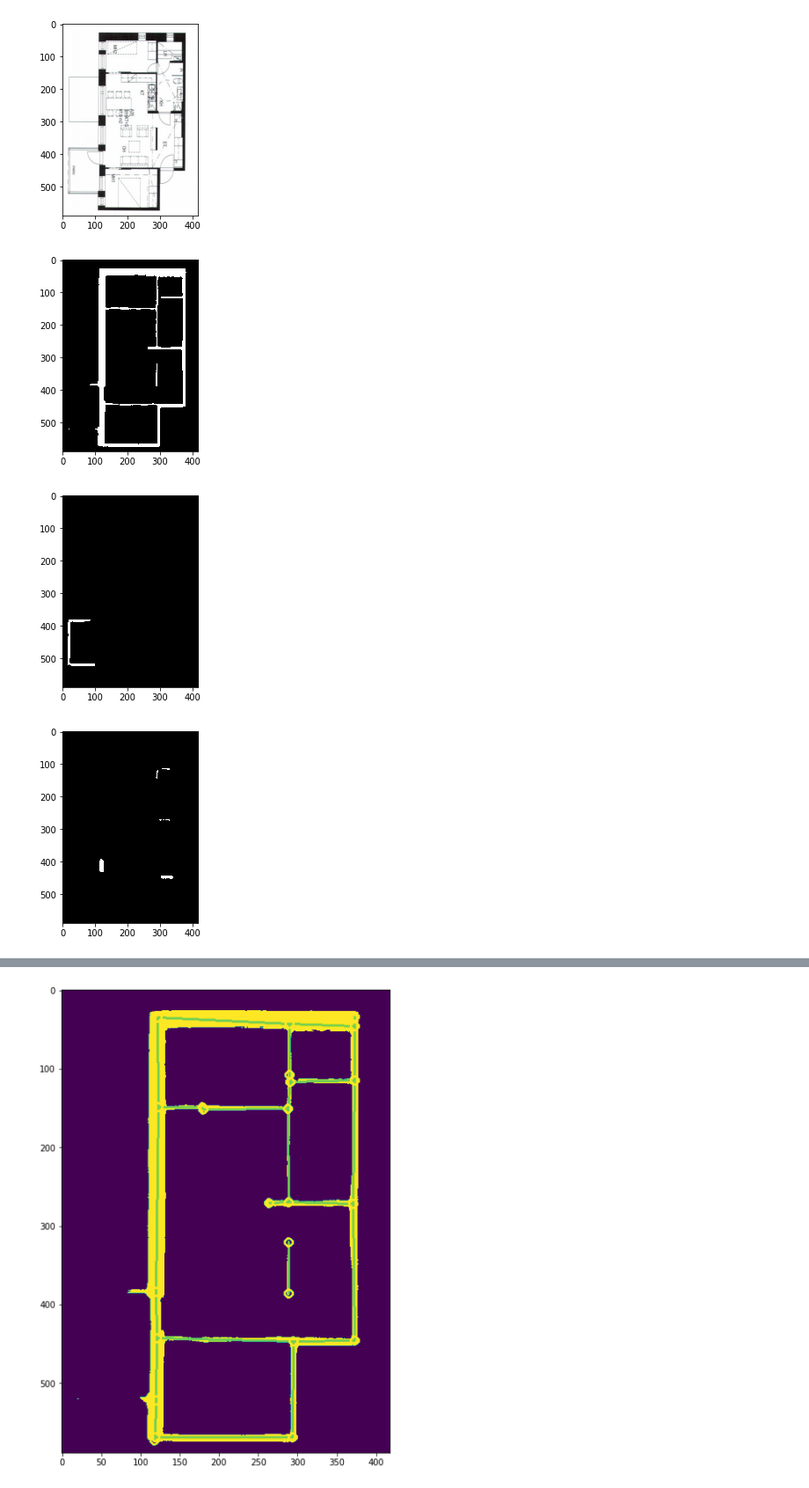
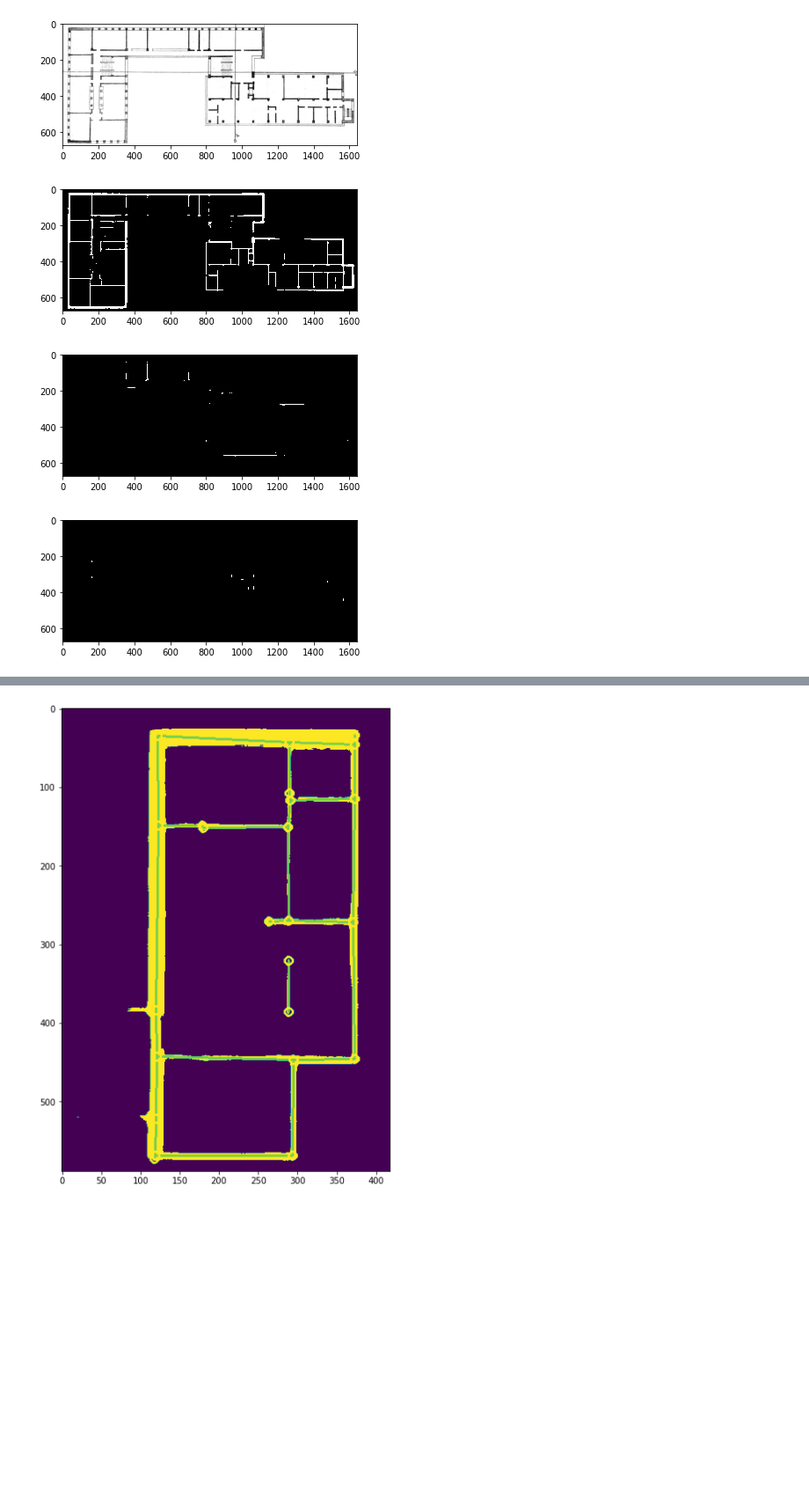
Before and after one commit to joaocmd/Inverse-Algorithmic-Design, a Jupyter notebook: Recognition/debug-brute-force.ipynb, the cells around one changed output, grey strips where cells are left out. Shown: that part at 88% size. Saved outputs shown, nothing was run; the diff lists cells and outputs as text; code cells hidden in the pictures; blank space fills up the shorter version.

```diff
--- a/Recognition/debug-brute-force.ipynb
+++ b/Recognition/debug-brute-force.ipynb
@@ -14,40 +14,41 @@ from utils.image_manipulation import *
 # %%
 original = cv2.imread('./original.png')
 original = cv2.imread('../../CubiCasa5k/data/cubicasa5k/high_quality_architectural/2504/F1_original.png')
+original = cv2.imread('./bahauswordpress.png')
 try:
     original = cv2.cvtColor(original, cv2.COLOR_BGR2RGB)
 except:
     original = cv2.cvtColor(original, cv2.COLOR_GRAY2RGB)
 
 rooms_pred, icons_pred, heatmaps = predict(original)
 
 plt.imshow(original)
 plt.show()
 
 # Structural elements
 walls_closed = as_image(rooms_pred == 2)
 plt.imshow(walls_closed, cmap='gray', interpolation='none')
 plt.show()
 
 railing_pixels = as_image(rooms_pred == 8)
 plt.imshow(railing_pixels, cmap='gray', interpolation='none')
 plt.show()
 
 doors_pixels = as_image(icons_pred ==  2)
 plt.imshow(doors_pixels, cmap='gray', interpolation='none')
 plt.show()
 
 windows_pixels = as_image(icons_pred ==  1)
 plt.imshow(windows_pixels, cmap='gray', interpolation='none')
 plt.show()
 # Decorative elements
 closets_pixels = as_image(icons_pred == 3)
 toilets_pixels = as_image(icons_pred == 5)
 sinks_pixels = as_image(icons_pred == 6)
 bathtubs_pixels = as_image(icons_pred == 9)
 ##
 # %% [output]
-[figure, old version]
+[figure, new version]
-[figure, old version]
+[figure, new version]
-[figure, old version]
+[figure, new version]
-[figure, old version]
+[figure, new version]
```
Also changed, not shown: parts of 15 cells of this notebook, 23 other files.
